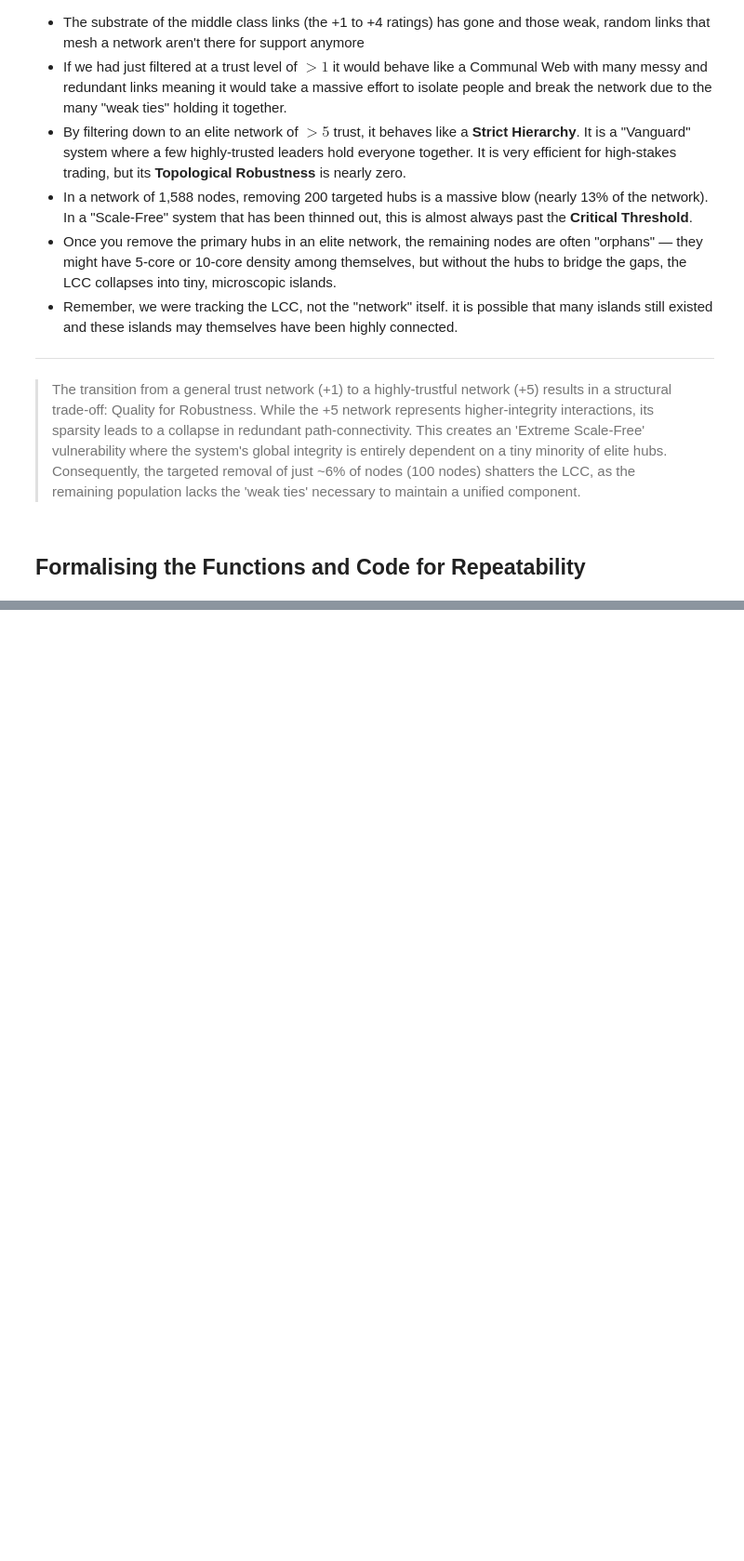
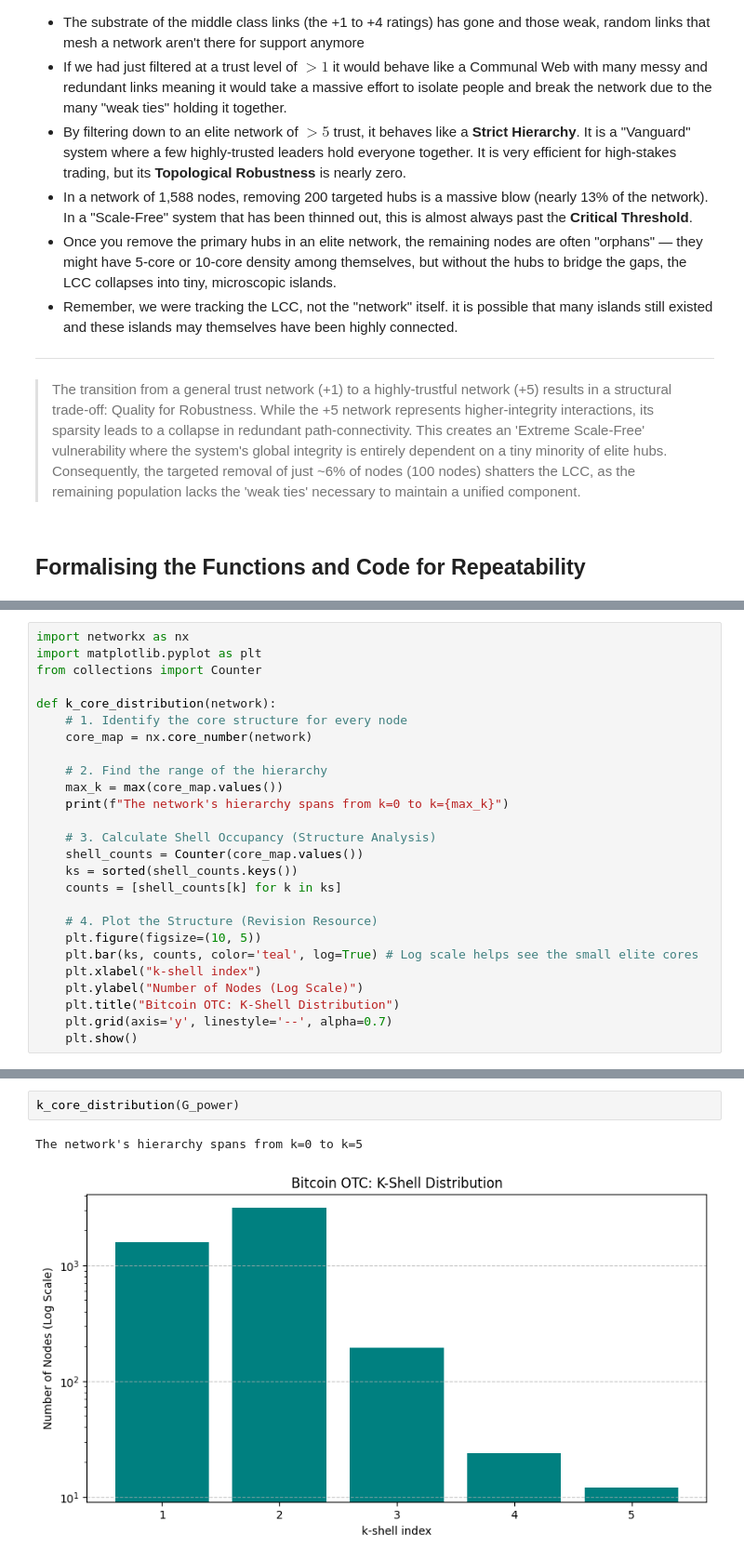
Before and after one commit to LukeBirkett/study-planner, a Jupyter notebook: 981G5_Network_Science/labs/lab_3/lab_3.ipynb, the cells around one changed output, grey strips where cells are left out. Shown at 93% size. Cells and saved outputs as stored; diff of their text form; blank space fills up the shorter version.

```diff
--- a/981G5_Network_Science/labs/lab_3/lab_3.ipynb
+++ b/981G5_Network_Science/labs/lab_3/lab_3.ipynb
@@ -1028,0 +1087,26 @@ Targeted:
+# %%
+import networkx as nx
+import matplotlib.pyplot as plt
+from collections import Counter
+
+def k_core_distribution(network):
+    # 1. Identify the core structure for every node
+    core_map = nx.core_number(network)
+
+    # 2. Find the range of the hierarchy
+    max_k = max(core_map.values())
+    print(f"The network's hierarchy spans from k=0 to k={max_k}")
+
+    # 3. Calculate Shell Occupancy (Structure Analysis)
+    shell_counts = Counter(core_map.values())
+    ks = sorted(shell_counts.keys())
+    counts = [shell_counts[k] for k in ks]
+
+    # 4. Plot the Structure (Revision Resource)
+    plt.figure(figsize=(10, 5))
+    plt.bar(ks, counts, color='teal', log=True) # Log scale helps see the small elite cores
+    plt.xlabel("k-shell index")
+    plt.ylabel("Number of Nodes (Log Scale)")
+    plt.title("Bitcoin OTC: K-Shell Distribution")
+    plt.grid(axis='y', linestyle='--', alpha=0.7)
+    plt.show()
@@ -1028,0 +1284,5 @@ Targeted:
+# %%
+k_core_distribution(G_power)
+# %% [output]
+The network's hierarchy spans from k=0 to k=5
+[figure, added]
```
Also changed, not shown: parts of 27 cells of this notebook, 3 other files.
